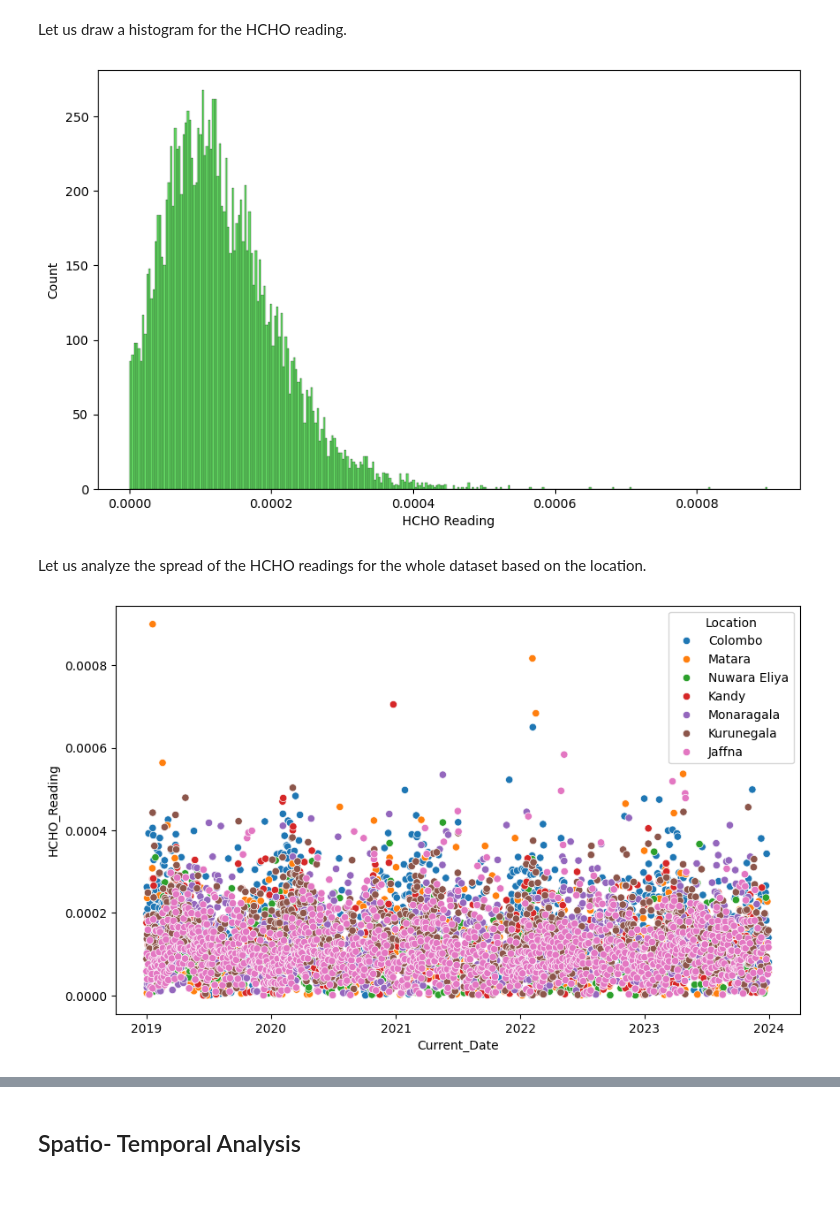
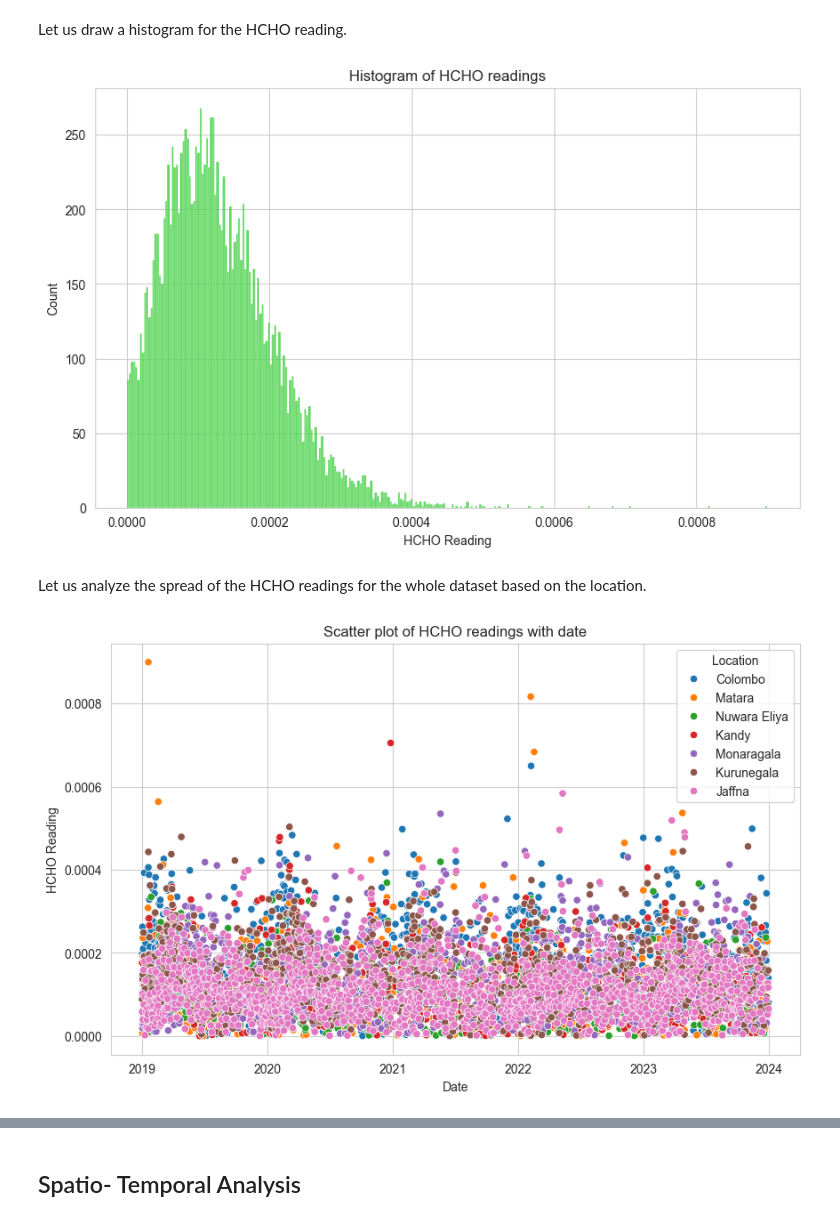
Before and after one commit to arkhash0309/Smog-Sentry, a Jupyter notebook: HCHO_Analysis.ipynb, the cells around one changed output, grey strips where cells are left out. Cells and saved outputs as stored; diff of their text form; code cells hidden in the pictures; blank space fills up the shorter version.

```diff
--- a/HCHO_Analysis.ipynb
+++ b/HCHO_Analysis.ipynb
@@ -574,18 +621,23 @@ Let us draw a histogram for the HCHO reading.
 # %%
 plt.figure(figsize=(10, 6))
 sns.histplot(data=combined_df, x="HCHO_Reading", bins=300, color="limegreen")
+
+plt.title("Histogram of HCHO readings")
 plt.xlabel("HCHO Reading")
 plt.show()
 # %% [output]
-[figure, old version]
+[figure, new version]
 # %% [markdown]
 Let us analyze the spread of the HCHO readings for the whole dataset based on the location.
 # %%
 plt.figure(figsize=(10,6))
 sns.scatterplot(data=combined_df, x="Current_Date", y="HCHO_Reading", hue="Location")
+plt.title("Scatter plot of HCHO readings with date")
+plt.xlabel("Date")
+plt.ylabel("HCHO Reading")
 plt.show()
 # %% [output]
-[figure, old version]
+[figure, new version]
 # %%
 # let us draw the scatterplot for each location separately
 graph = sns.FacetGrid(combined_df, col='Location', col_wrap=3, height=5)
```
Also changed, not shown: parts of 22 cells of this notebook, 13 other files.
